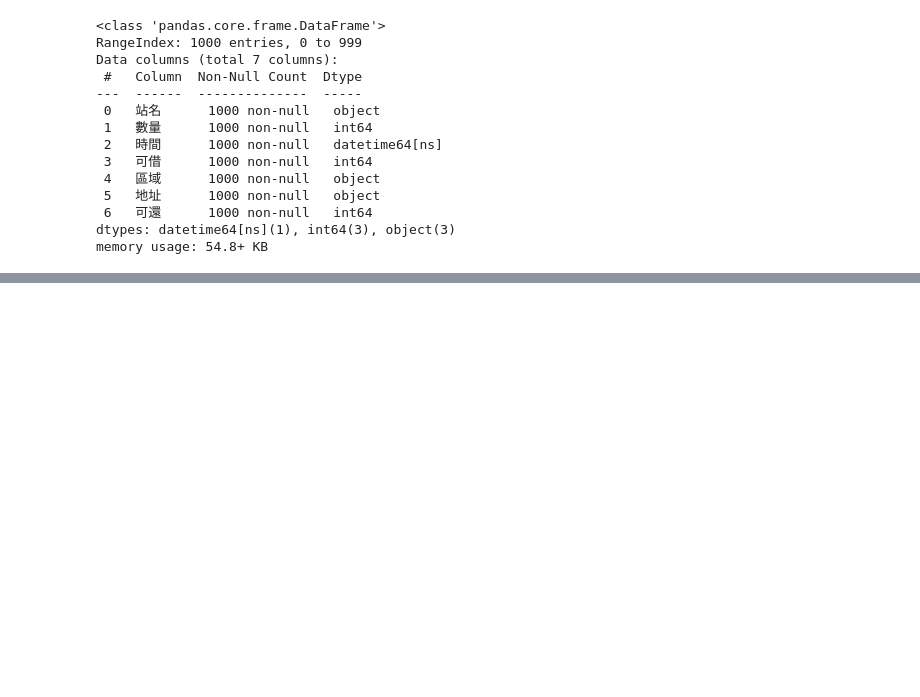
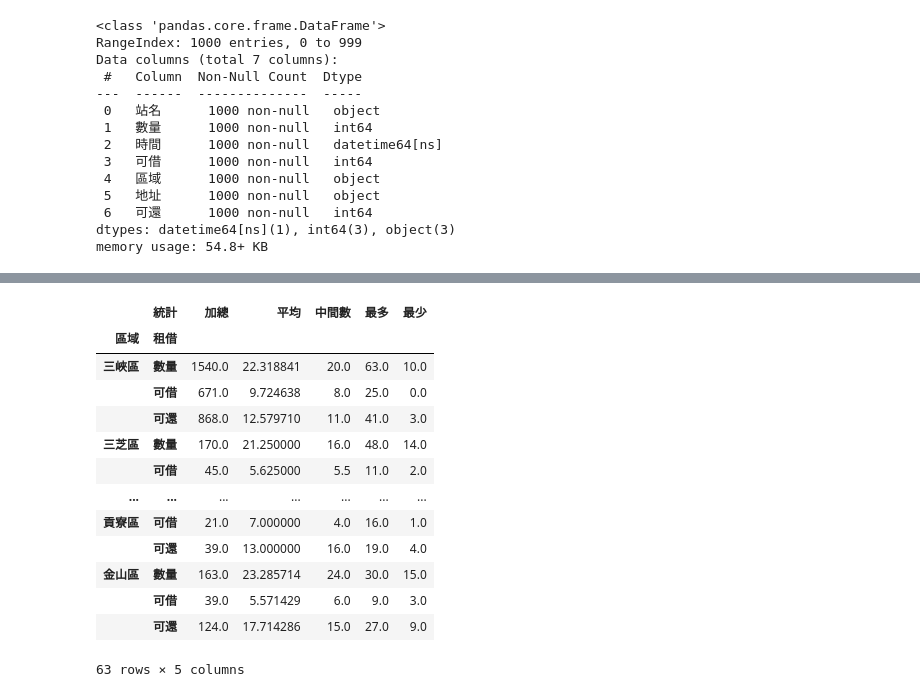
Before and after one commit to futitan/python_analysis, a Jupyter notebook: lesson20/lesson20_3.ipynb, the cells around one changed output, grey strips where cells are left out. Drawn from its saved outputs; the diff is of its cells as text; code cells hidden in the pictures; blank space fills up the shorter version.

```diff
--- a/lesson20/lesson20_3.ipynb
+++ b/lesson20/lesson20_3.ipynb
@@ -110,0 +138,4 @@ memory usage: 54.8+ KB
+# %%
+agg_df.columns.names = ["租借","統計"]
+s1 = agg_df.stack(level=['租借','統計'],future_stack=True)
+s1
@@ -110,0 +156,17 @@ memory usage: 54.8+ KB
+# %%
+s1.unstack(level="統計")
+# %% [output]
+|  | 統計 | 加總 | 平均 | 中間數 | 最多 | 最少 |
+| 區域 | 租借 |  |  |  |  |  |
+| 三峽區 | 數量 | 1540.0 | 22.318841 | 20.0 | 63.0 | 10.0 |
+|  | 可借 | 671.0 | 9.724638 | 8.0 | 25.0 | 0.0 |
+|  | 可還 | 868.0 | 12.579710 | 11.0 | 41.0 | 3.0 |
+| 三芝區 | 數量 | 170.0 | 21.250000 | 16.0 | 48.0 | 14.0 |
+|  | 可借 | 45.0 | 5.625000 | 5.5 | 11.0 | 2.0 |
+| ... | ... | ... | ... | ... | ... | ... |
+| 貢寮區 | 可借 | 21.0 | 7.000000 | 4.0 | 16.0 | 1.0 |
+|  | 可還 | 39.0 | 13.000000 | 16.0 | 19.0 | 4.0 |
+| 金山區 | 數量 | 163.0 | 23.285714 | 24.0 | 30.0 | 15.0 |
+|  | 可借 | 39.0 | 5.571429 | 6.0 | 9.0 | 3.0 |
+|  | 可還 | 124.0 | 17.714286 | 15.0 | 27.0 | 9.0 |
+63 rows × 5 columns
```
Also changed, not shown: parts of 4 cells of this notebook, 1 other file.
